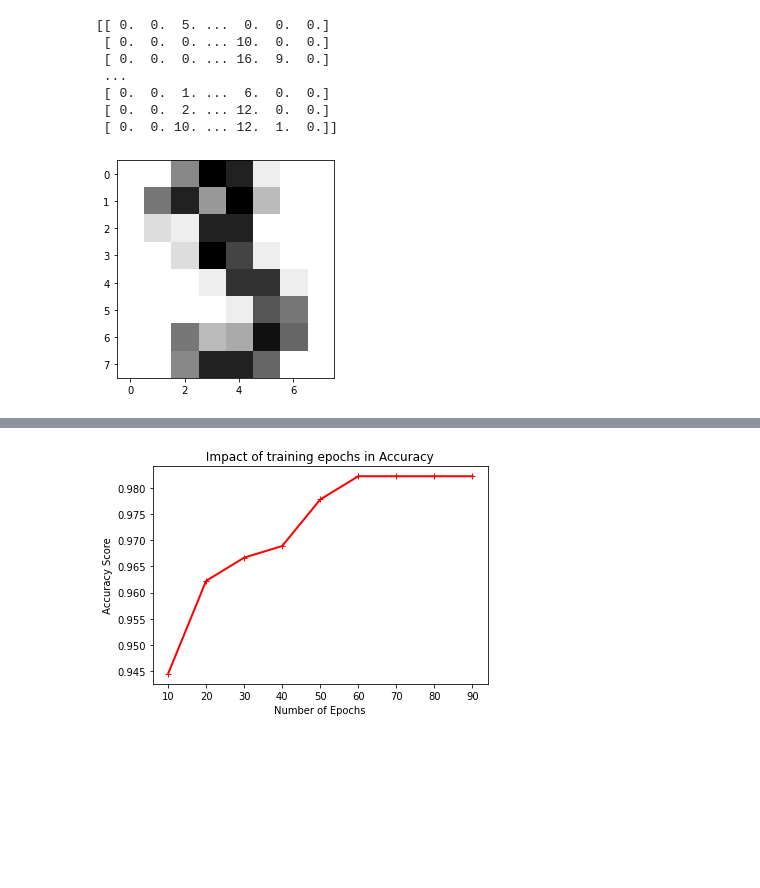
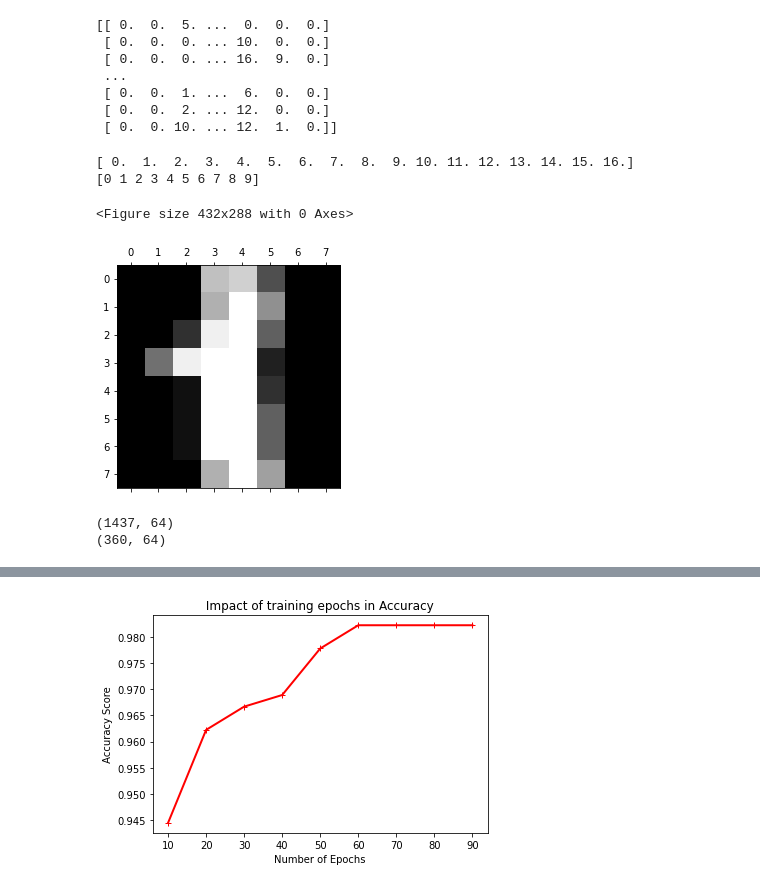
Before and after one commit to SachinSharma6174/neural_network, a Jupyter notebook: MultilayerPerceptron.ipynb, the cells around one changed output, grey strips where cells are left out. Drawn from its saved outputs; the diff is of its cells as text; code cells hidden in the pictures; blank space fills up the shorter version.

```diff
--- a/MultilayerPerceptron.ipynb
+++ b/MultilayerPerceptron.ipynb
@@ -24,22 +24,30 @@ print(X)
 # %%
 import numpy as np
 import matplotlib.pyplot as plt
 # print(np.unique(X))
 digits = load_digits()
 print(np.unique(X))
 print(np.unique(y))
 # print(digits.DESCR)
 # print(digits.data.shape)
 plt.gray()
-# plt.matshow(digits.images[1])
-plt.imshow(digits.images[3], cmap = plt.cm.gray_r, interpolation="nearest")
+plt.matshow(digits.images[1])
+# plt.imshow(digits.images[3], cmap = plt.cm.gray_r, interpolation="nearest")
 plt.show()
 # %% [output]
+[ 0.  1.  2.  3.  4.  5.  6.  7.  8.  9. 10. 11. 12. 13. 14. 15. 16.]
+[0 1 2 3 4 5 6 7 8 9]
+<Figure size 432x288 with 0 Axes>
-[figure, old version]
+[figure, new version]
 # %%
-# Creating train and test split
+# Creating train and test split 80-20 split of train and test set
 from sklearn.model_selection import train_test_split
-X_train, X_test, y_train, y_test = train_test_split(X,y,random_state=1)
+X_train, X_test, y_train, y_test = train_test_split(X,y,test_size=0.2,random_state=1)
+print(X_train.shape)
+print(X_test.shape)
+# %% [output]
+(1437, 64)
+(360, 64)
 # %%
 # Standardizing the value
 from sklearn.preprocessing import StandardScaler
```
Also changed, not shown: parts of 9 cells of this notebook.
